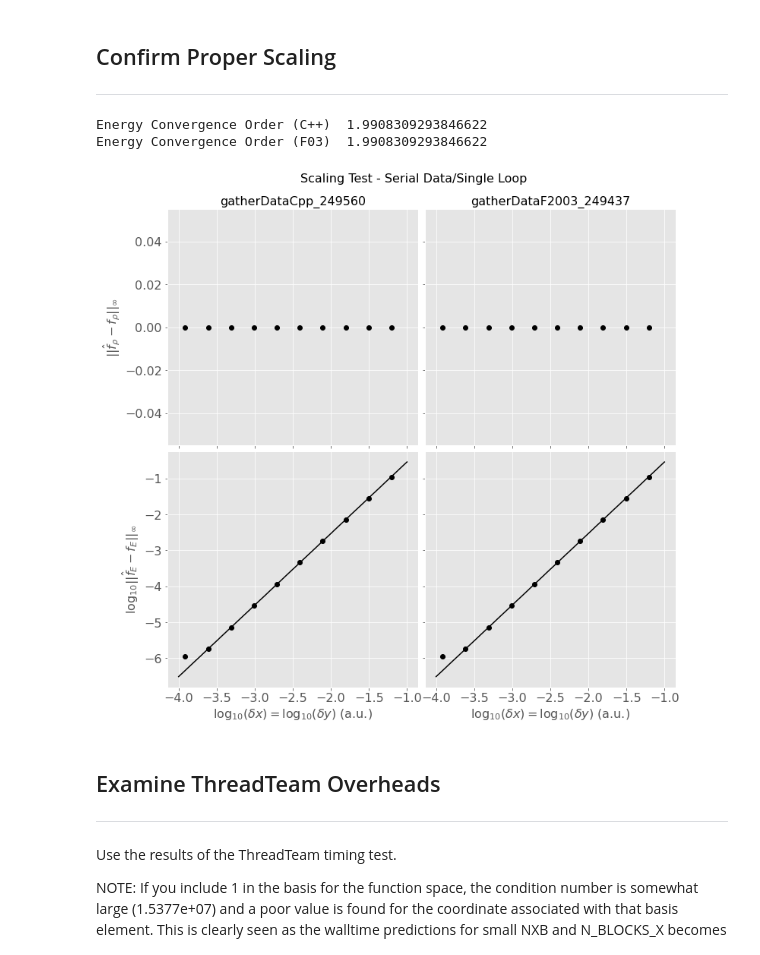
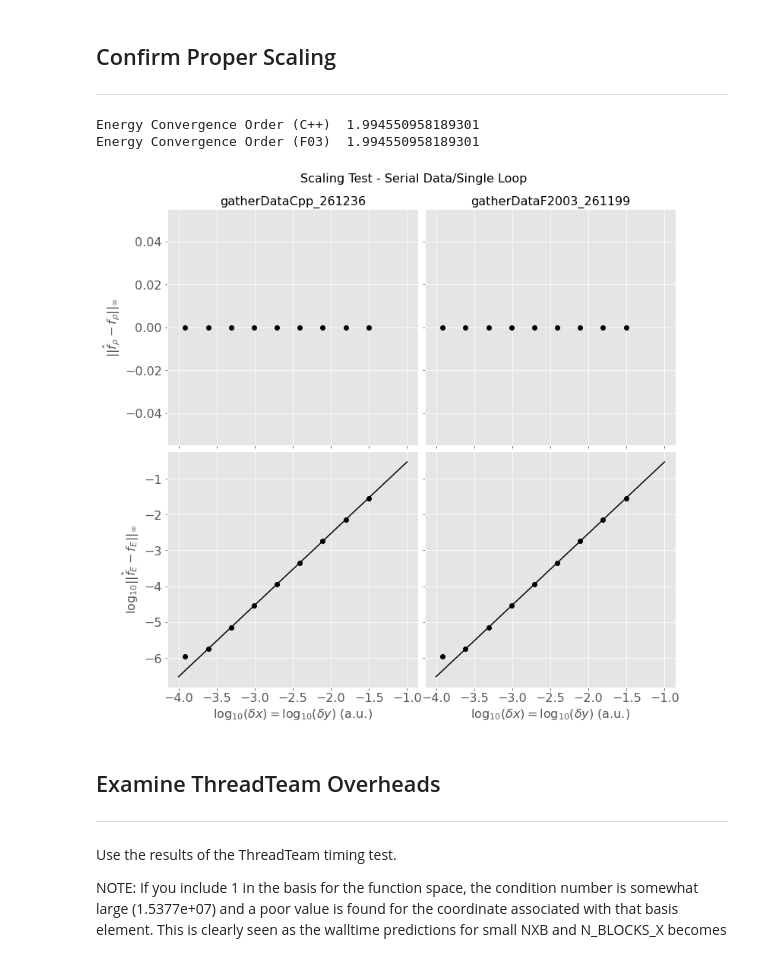
Before and after one commit to Flash-X/Milhoja, a Jupyter notebook: studies/Summit_2020-04-15/FirstVerificationStudy.ipynb, the cells around one changed output. Saved outputs shown, nothing was run; the diff lists cells and outputs as text; code cells hidden in the pictures.

```diff
--- a/studies/Summit_2020-04-15/FirstVerificationStudy.ipynb
+++ b/studies/Summit_2020-04-15/FirstVerificationStudy.ipynb
@@ -416,6 +416,8 @@ df = cpp_df[(cpp_df.pmode == 'Serial') & (cpp_df.n_loops == 1)]
 # Collect in order so that we can filter out for the linear least-squares fit
 # the smallest dx results where noise begins to dominate.
 dx_all = sorted(df.dx.unique())
+# Fortran results no longer have the largest mesh size result
+dx_all = dx_all[:-1]
 n_dx = len(dx_all)
 
 Linf_density_cpp = np.full(n_dx, 0.0, dtype=float)
@@ -461,36 +463,36 @@ for each in plt.gca().get_yticklabels():
 plt.subplot(222, sharex=subp1, sharey=subp1)
 plt.title(GATHER_F03_PATH, fontsize=FONTSIZE)
 plt.plot(np.log10(dx_all), Linf_density_f03, 'ok')
 plt.grid(True)
 for each in plt.gca().get_xticklabels():
     each.set_visible(False)
 for each in plt.gca().get_yticklabels():
     each.set_visible(False)
 
 subp2 = plt.subplot(223, sharex=subp1)
 plt.plot(np.log10(dx_all), np.log10(Linf_energy_cpp), 'ok')
 plt.plot(X_DATA, np.polyval(fit_cpp, X_DATA), '-k')
 plt.xlabel(r'$\log_{10}(\delta x) = \log_{10}(\delta y)$ (a.u.)', fontsize=FONTSIZE)
 plt.ylabel(r'$\log_{10} ||\hat{f}_{E} - f_{E}||_{\infty}$', fontsize=FONTSIZE)
 plt.grid(True)
 for each in plt.gca().get_xticklabels():
     each.set_fontsize(FONTSIZE)
 for each in plt.gca().get_yticklabels():
     each.set_fontsize(FONTSIZE)
 
 plt.subplot(224, sharex=subp1, sharey=subp2)
 plt.plot(np.log10(dx_all), np.log10(Linf_energy_f03), 'ok')
 plt.plot(X_DATA, np.polyval(fit_f03, X_DATA), '-k')
 plt.xlabel(r'$\log_{10}(\delta x) = \log_{10}(\delta y)$ (a.u.)', fontsize=FONTSIZE)
 plt.grid(True)
 for each in plt.gca().get_xticklabels():
     each.set_fontsize(FONTSIZE)
 for each in plt.gca().get_yticklabels():
     each.set_visible(False)
 # %% [output]
-Energy Convergence Order (C++)  1.9908309293846622
-Energy Convergence Order (F03)  1.9908309293846622
+Energy Convergence Order (C++)  1.994550958189301
+Energy Convergence Order (F03)  1.994550958189301
-[figure, old version]
+[figure, new version]
 # %% [markdown]
 ## Examine ThreadTeam Overheads
 ---------
```
Also changed, not shown: parts of 10 cells of this notebook.
